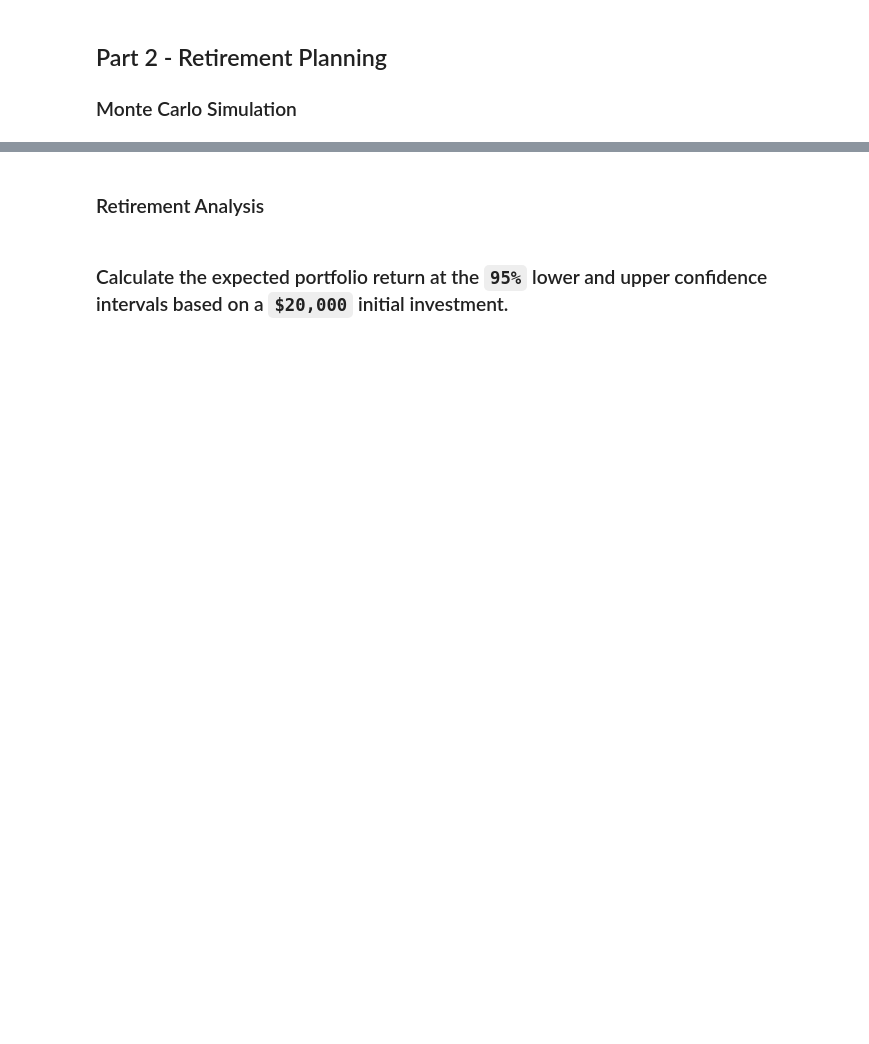
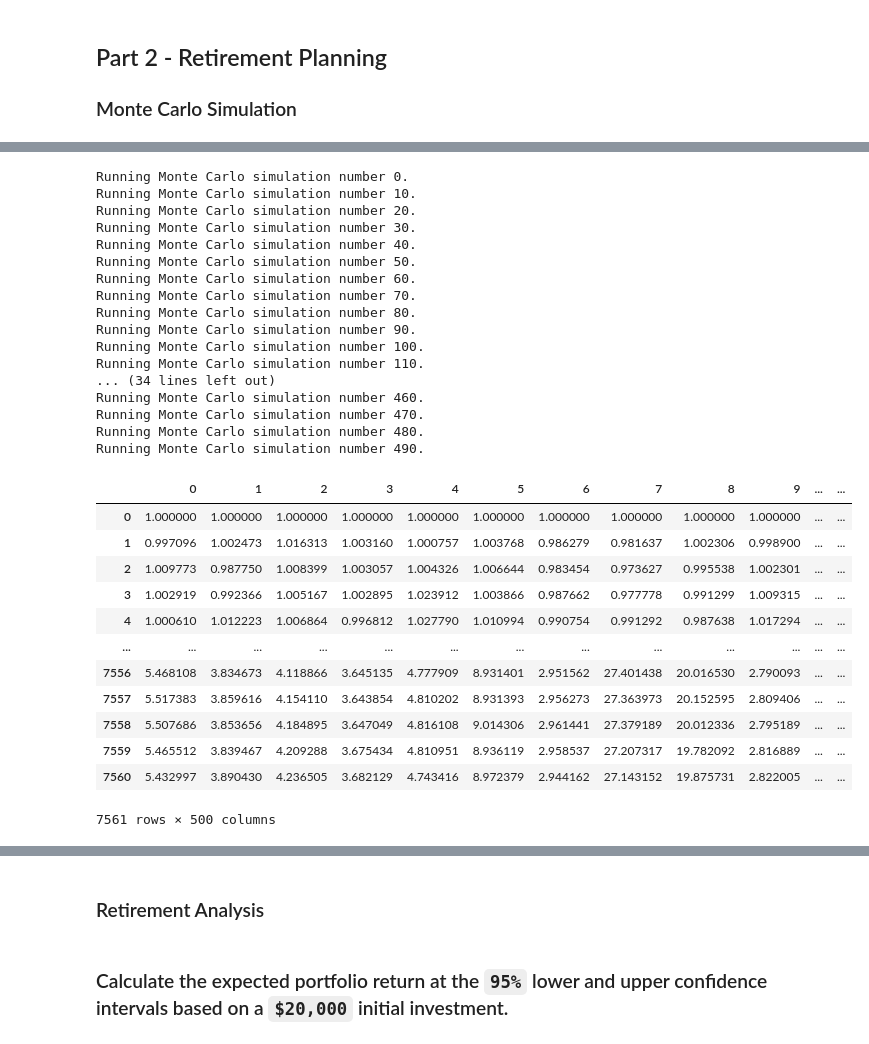
Before and after one commit to terabyte79/APIs_homework, a Jupyter notebook: financial_planner.ipynb, the cells around one changed output, grey strips where cells are left out. Drawn from its saved outputs; the diff is of its cells as text; code cells hidden in the pictures; blank space fills up the shorter version.

```diff
--- a/financial_planner.ipynb
+++ b/financial_planner.ipynb
@@ -247,3 +316,34 @@ df_stock_data.head()
 # %%
-# Configuring a Monte Carlo simulation to forecast 30 years cumulative returns
-# YOUR CODE HERE!
+# Running a Monte Carlo simulation to forecast 30 years cumulative returns
+MC_thirtyyear.calc_cumulative_return()
+# %% [output]
+Running Monte Carlo simulation number 0.
+Running Monte Carlo simulation number 10.
+Running Monte Carlo simulation number 20.
+Running Monte Carlo simulation number 30.
+Running Monte Carlo simulation number 40.
+Running Monte Carlo simulation number 50.
+Running Monte Carlo simulation number 60.
+Running Monte Carlo simulation number 70.
+Running Monte Carlo simulation number 80.
+Running Monte Carlo simulation number 90.
+Running Monte Carlo simulation number 100.
+Running Monte Carlo simulation number 110.
+... (34 lines left out)
+Running Monte Carlo simulation number 460.
+Running Monte Carlo simulation number 470.
+Running Monte Carlo simulation number 480.
+Running Monte Carlo simulation number 490.
+|  | 0 | 1 | 2 | 3 | 4 | 5 | 6 | 7 | 8 | 9 | ... | ... |
+| 0 | 1.000000 | 1.000000 | 1.000000 | 1.000000 | 1.000000 | 1.000000 | 1.000000 | 1.000000 | 1.000000 | 1.000000 | ... | ... |
+| 1 | 0.997096 | 1.002473 | 1.016313 | 1.003160 | 1.000757 | 1.003768 | 0.986279 | 0.981637 | 1.002306 | 0.998900 | ... | ... |
+| 2 | 1.009773 | 0.987750 | 1.008399 | 1.003057 | 1.004326 | 1.006644 | 0.983454 | 0.973627 | 0.995538 | 1.002301 | ... | ... |
+| 3 | 1.002919 | 0.992366 | 1.005167 | 1.002895 | 1.023912 | 1.003866 | 0.987662 | 0.977778 | 0.991299 | 1.009315 | ... | ... |
+| 4 | 1.000610 | 1.012223 | 1.006864 | 0.996812 | 1.027790 | 1.010994 | 0.990754 | 0.991292 | 0.987638 | 1.017294 | ... | ... |
+| ... | ... | ... | ... | ... | ... | ... | ... | ... | ... | ... | ... | ... |
+| 7556 | 5.468108 | 3.834673 | 4.118866 | 3.645135 | 4.777909 | 8.931401 | 2.951562 | 27.401438 | 20.016530 | 2.790093 | ... | ... |
+| 7557 | 5.517383 | 3.859616 | 4.154110 | 3.643854 | 4.810202 | 8.931393 | 2.956273 | 27.363973 | 20.152595 | 2.809406 | ... | ... |
+| 7558 | 5.507686 | 3.853656 | 4.184895 | 3.647049 | 4.816108 | 9.014306 | 2.961441 | 27.379189 | 20.012336 | 2.795189 | ... | ... |
+| 7559 | 5.465512 | 3.839467 | 4.209288 | 3.675434 | 4.810951 | 8.936119 | 2.958537 | 27.207317 | 19.782092 | 2.816889 | ... | ... |
+| 7560 | 5.432997 | 3.890430 | 4.236505 | 3.682129 | 4.743416 | 8.972379 | 2.944162 | 27.143152 | 19.875731 | 2.822005 | ... | ... |
+7561 rows × 500 columns
```
Also changed, not shown: parts of 20 cells of this notebook, 2 other files.
